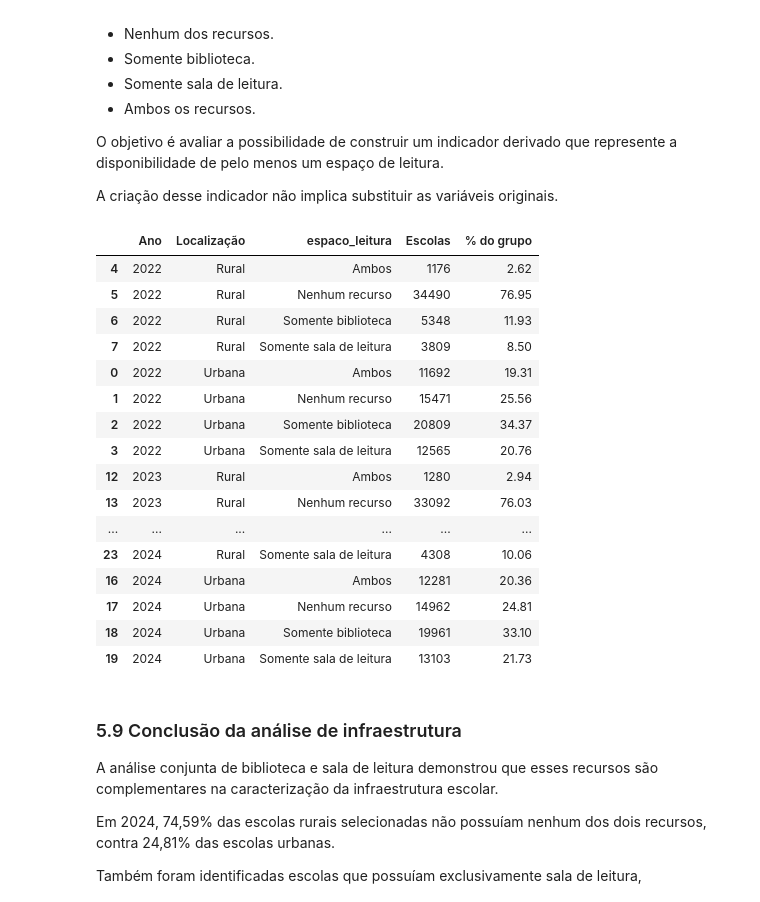
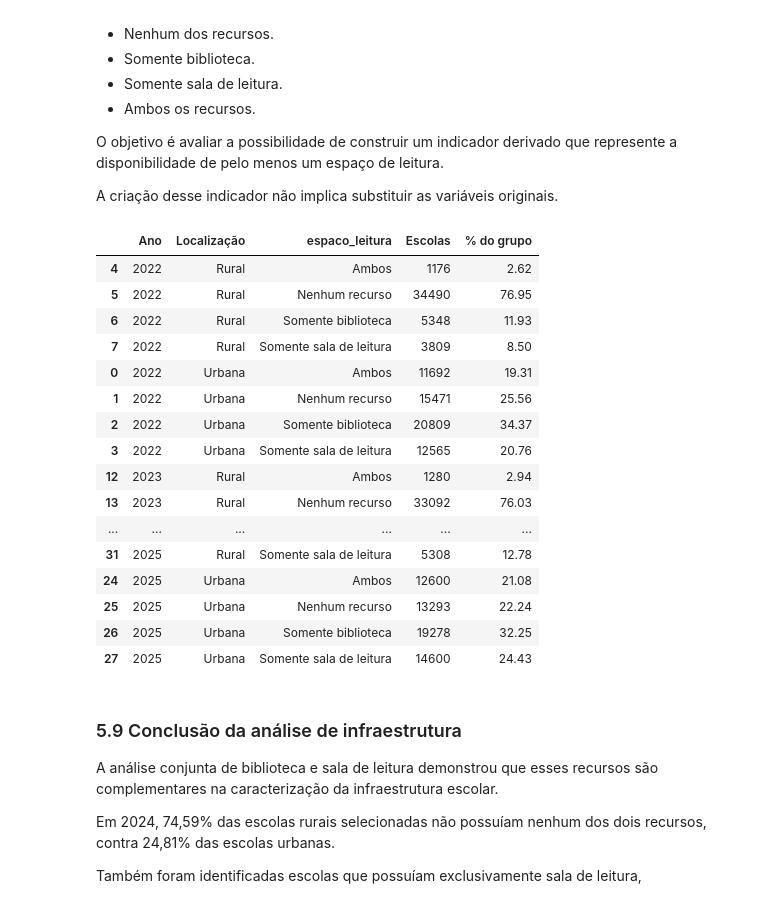
Before and after one commit to 1IAST-G29/tech-challenge-fase3, a Jupyter notebook: src/data/notebooks/eda_censo_escolar.ipynb, the cells around one changed output. Cells and saved outputs as stored; diff of their text form; code cells hidden in the pictures.

```diff
--- a/src/data/notebooks/eda_censo_escolar.ipynb
+++ b/src/data/notebooks/eda_censo_escolar.ipynb
@@ -227,7 +251,14 @@ posteriormente os critérios de seleção.
 # %%
 # Análise inicial dos registros, um ano por vez
 
-for arquivo in arquivos:
+arquivos_escolas = [
+    DADOS_DIR / "2022_microdados_ed_basica.csv",
+    DADOS_DIR / "2023_microdados_ed_basica.csv",
+    DADOS_DIR / "2024_microdados_ed_basica.csv",
+    DADOS_DIR / "2025_Tabela_Escola_V2.csv"
+]
+
+for arquivo in arquivos_escolas:
     ano = int(arquivo.name[:4])
 
     df = pd.read_csv(
@@ -1025,25 +1467,69 @@ variáveis originais.
 # %%
 # Combinação de biblioteca e sala de leitura
 
+import numpy as np
+
 resultados_espacos_leitura = []
 
-for arquivo in arquivos:
-    ano = int(arquivo.name[:4])
+for ano in [2022, 2023, 2024, 2025]:
 
-    df = pd.read_csv(
-        arquivo,
-        sep=";",
-        encoding="latin1",
-        usecols=[
-            "TP_SITUACAO_FUNCIONAMENTO",
-            "TP_LOCALIZACAO",
-            "QT_MAT_FUND_AI",
-            "IN_BIBLIOTECA",
-            "IN_SALA_LEITURA"
-        ],
-        low_memory=False
-    )
+    if ano < 2025:
+        # Até 2024: arquivo único por ano
+        arquivo = DADOS_DIR / f"{ano}_microdados_ed_basica.csv"
 
+        df = pd.read_csv(
+            arquivo,
+            sep=";",
+            encoding="latin1",
+            usecols=[
+                "TP_SITUACAO_FUNCIONAMENTO",
+                "TP_LOCALIZACAO",
+                "QT_MAT_FUND_AI",
+                "IN_BIBLIOTECA",
+                "IN_SALA_LEITURA"
+            ],
+            low_memory=False
+        )
+
+    else:
+        # 2025: dados de infraestrutura na tabela Escola
+        df_escolas = pd.read_csv(
+            DADOS_DIR / "2025_Tabela_Escola_V2.csv",
+            sep=";",
+            encoding="latin1",
+            usecols=[
+                "CO_ENTIDADE",
+                "TP_SITUACAO_FUNCIONAMENTO",
+                "TP_LOCALIZACAO",
+                "IN_BIBLIOTECA",
+                "IN_SALA_LEITURA"
+            ],
+            low_memory=False
+        )
+
+        # Matrículas dos anos iniciais
+        df_matriculas = pd.read_csv(
+            DADOS_DIR / "2025_Tabela_Matricula_V2.csv",
+            sep=";",
+            encoding="latin1",
+            usecols=[
+                "CO_ENTIDADE",
+                "QT_MAT_FUND_AI"
+            ],
+            low_memory=False
+        )
+
+        # Integração por escola
+        df = df_escolas.merge(
+            df_matriculas,
+            on="CO_ENTIDADE",
+            how="left",
+            validate="one_to_one"
+        )
+
+        del df_escolas, df_matriculas
+
+    # Seleciona escolas ativas com matrículas nos anos iniciais
     df = df.loc[
         (df["TP_SITUACAO_FUNCIONAMENTO"] == 1) &
         (df["QT_MAT_FUND_AI"] > 0)
@@ -1070,8 +1556,6 @@ for arquivo in arquivos:
         "Somente sala de leitura",
         "Ambos"
     ]
-
-    import numpy as np
 
     df["espaco_leitura"] = np.select(
         condicoes,
@@ -1110,38 +1594,38 @@ df_espacos_leitura["Localização"] = (
         2: "Rural"
     })
 )
 
 display(
     df_espacos_leitura[
         [
             "Ano",
             "Localização",
             "espaco_leitura",
             "Escolas",
             "% do grupo"
         ]
     ].sort_values(
         ["Ano", "Localização", "espaco_leitura"]
     )
 )
 # %% [output]
 |  | Ano | Localização | espaco_leitura | Escolas | % do grupo |
 | 4 | 2022 | Rural | Ambos | 1176 | 2.62 |
 | 5 | 2022 | Rural | Nenhum recurso | 34490 | 76.95 |
 | 6 | 2022 | Rural | Somente biblioteca | 5348 | 11.93 |
 | 7 | 2022 | Rural | Somente sala de leitura | 3809 | 8.50 |
 | 0 | 2022 | Urbana | Ambos | 11692 | 19.31 |
 | 1 | 2022 | Urbana | Nenhum recurso | 15471 | 25.56 |
 | 2 | 2022 | Urbana | Somente biblioteca | 20809 | 34.37 |
 | 3 | 2022 | Urbana | Somente sala de leitura | 12565 | 20.76 |
 | 12 | 2023 | Rural | Ambos | 1280 | 2.94 |
 | 13 | 2023 | Rural | Nenhum recurso | 33092 | 76.03 |
 | ... | ... | ... | ... | ... | ... |
-| 23 | 2024 | Rural | Somente sala de leitura | 4308 | 10.06 |
-| 16 | 2024 | Urbana | Ambos | 12281 | 20.36 |
-| 17 | 2024 | Urbana | Nenhum recurso | 14962 | 24.81 |
-| 18 | 2024 | Urbana | Somente biblioteca | 19961 | 33.10 |
-| 19 | 2024 | Urbana | Somente sala de leitura | 13103 | 21.73 |
+| 31 | 2025 | Rural | Somente sala de leitura | 5308 | 12.78 |
+| 24 | 2025 | Urbana | Ambos | 12600 | 21.08 |
+| 25 | 2025 | Urbana | Nenhum recurso | 13293 | 22.24 |
+| 26 | 2025 | Urbana | Somente biblioteca | 19278 | 32.25 |
+| 27 | 2025 | Urbana | Somente sala de leitura | 14600 | 24.43 |
 # %% [markdown]
 ### 5.9 Conclusão da análise de infraestrutura
 
```
Also changed, not shown: parts of 48 cells of this notebook.
